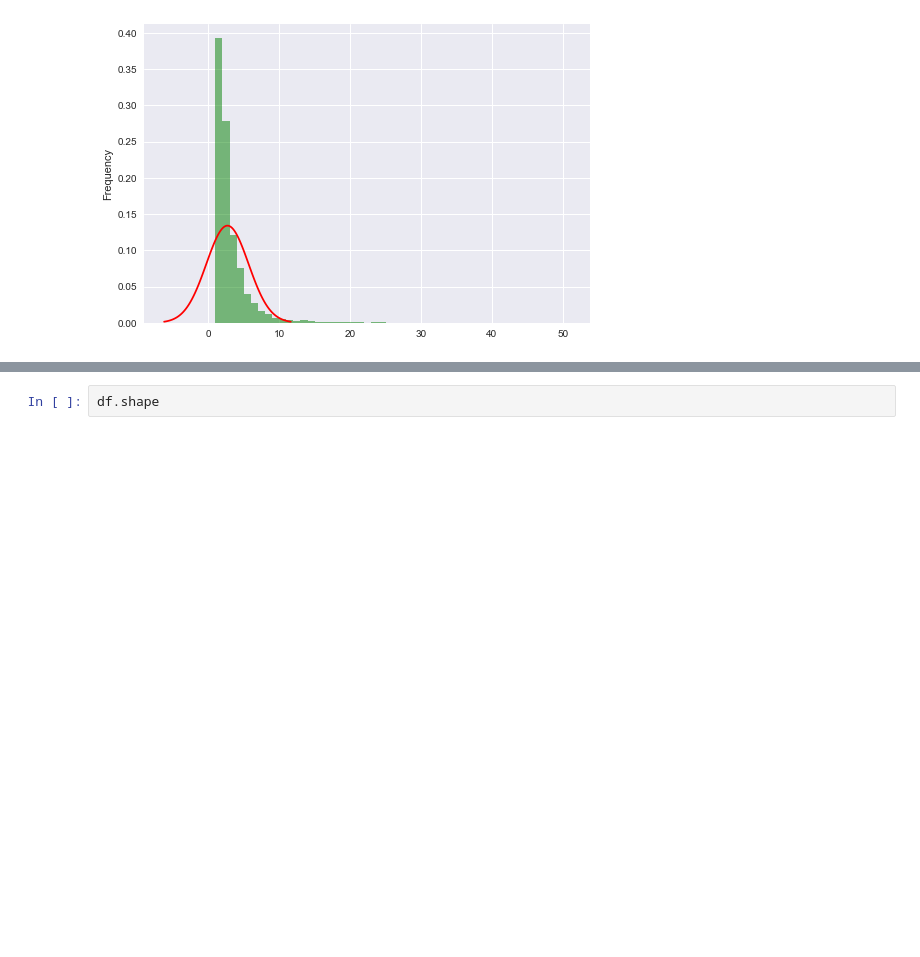
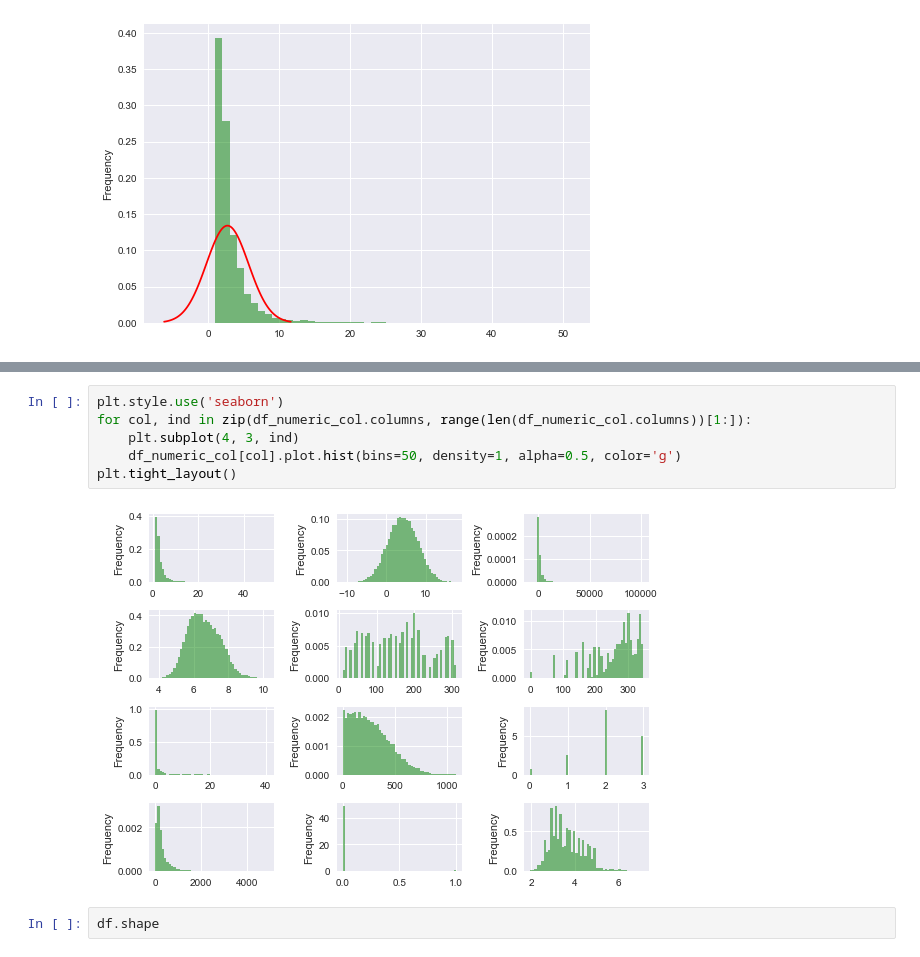
Before and after one commit to imishani/ML_Project, a Jupyter notebook: FinalProject.ipynb, the cells around one changed output, grey strips where cells are left out. Saved outputs shown, nothing was run; the diff lists cells and outputs as text; blank space fills up the shorter version.

Commit message:
add histograms plots

```diff
--- a/FinalProject.ipynb
+++ b/FinalProject.ipynb
@@ -160,6 +157,14 @@ df.corr()
 | 17 | 0.013737 | -0.009694 | 0.089116 | 0.900337 | -0.012857 | -0.183501 | -0.011786 | 0.002636 | -0.011609 | -0.173396 | -0.001974 | ... |
 | 20 | 0.009342 | -0.003220 | 0.004001 | 0.033696 | -0.000478 | -0.011306 | -0.002989 | -0.005110 | -0.001808 | -0.003954 | 0.011808 | ... |
 | label | -0.088982 | -0.015600 | 0.062469 | 0.011840 | -0.029494 | -0.165548 | -0.043236 | 0.132873 | 0.002174 | 0.065719 | 0.429387 | ... |
+# %%
+plt.style.use('seaborn')
+for col, ind in zip(df_numeric_col.columns, range(len(df_numeric_col.columns))[1:]):
+    plt.subplot(4, 3, ind)
+    df_numeric_col[col].plot.hist(bins=50, density=1, alpha=0.5, color='g')
+plt.tight_layout()
+# %% [output]
+[figure, added]
 # %%
 df.shape
 # %% [output]
```
Also changed, not shown: parts of 4 cells of this notebook.
